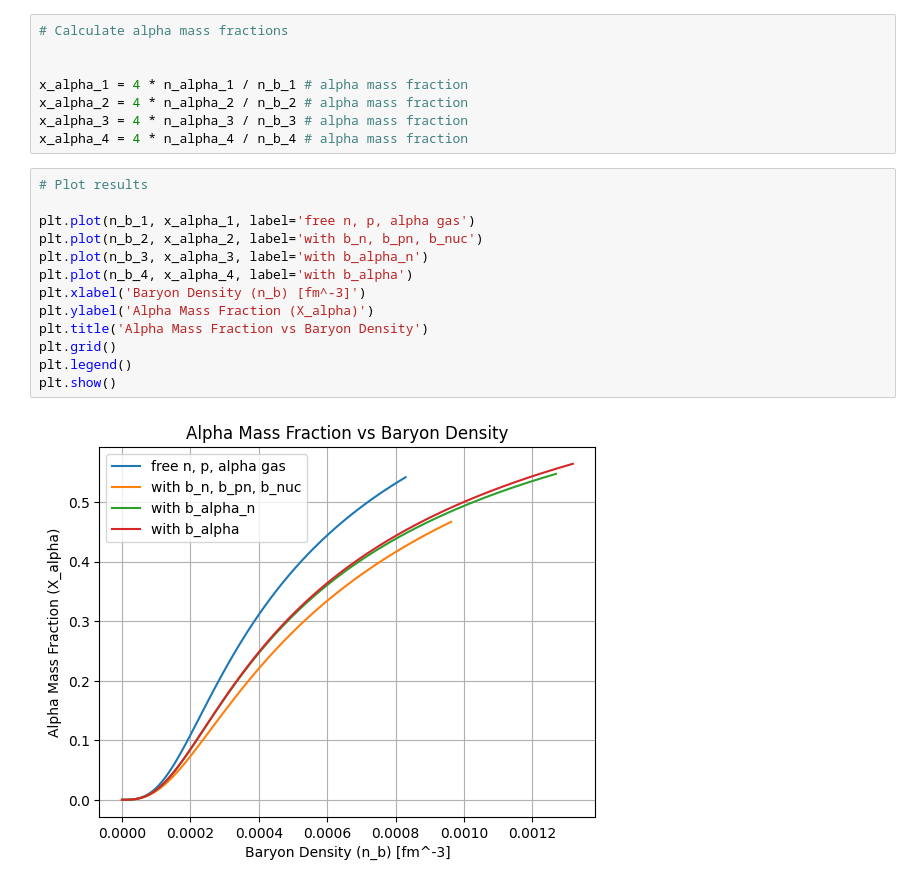
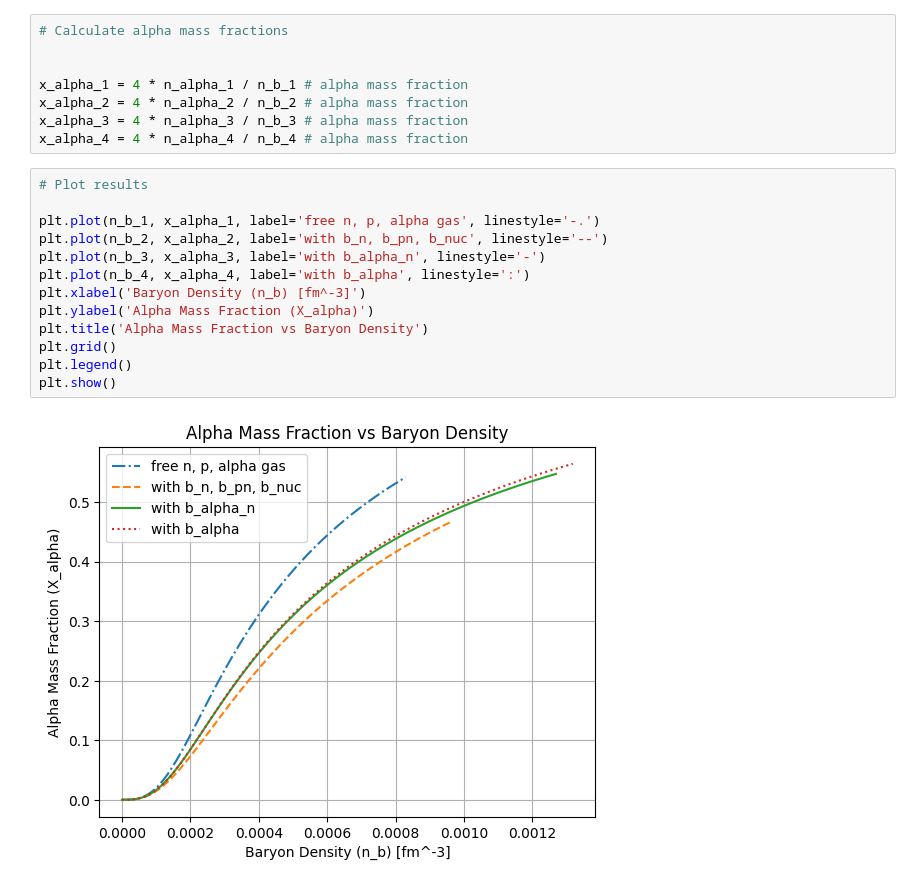
Before and after one commit to saskiahill64/Virial-Expansion, a Jupyter notebook: Fig_4.ipynb, the cells around one changed output. Cells and saved outputs as stored; diff of their text form.

```diff
--- a/Fig_4.ipynb
+++ b/Fig_4.ipynb
@@ -72,15 +72,15 @@ x_alpha_4 = 4 * n_alpha_4 / n_b_4 # alpha mass fraction
 # %%
 # Plot results
 
-plt.plot(n_b_1, x_alpha_1, label='free n, p, alpha gas')
-plt.plot(n_b_2, x_alpha_2, label='with b_n, b_pn, b_nuc')
-plt.plot(n_b_3, x_alpha_3, label='with b_alpha_n')
-plt.plot(n_b_4, x_alpha_4, label='with b_alpha')
+plt.plot(n_b_1, x_alpha_1, label='free n, p, alpha gas', linestyle='-.')
+plt.plot(n_b_2, x_alpha_2, label='with b_n, b_pn, b_nuc', linestyle='--')
+plt.plot(n_b_3, x_alpha_3, label='with b_alpha_n', linestyle='-')
+plt.plot(n_b_4, x_alpha_4, label='with b_alpha', linestyle=':')
 plt.xlabel('Baryon Density (n_b) [fm^-3]')
 plt.ylabel('Alpha Mass Fraction (X_alpha)')
 plt.title('Alpha Mass Fraction vs Baryon Density')
 plt.grid()
 plt.legend()
 plt.show()
 # %% [output]
-[figure, old version]
+[figure, new version]
```
Also changed, not shown: 13 other files.
